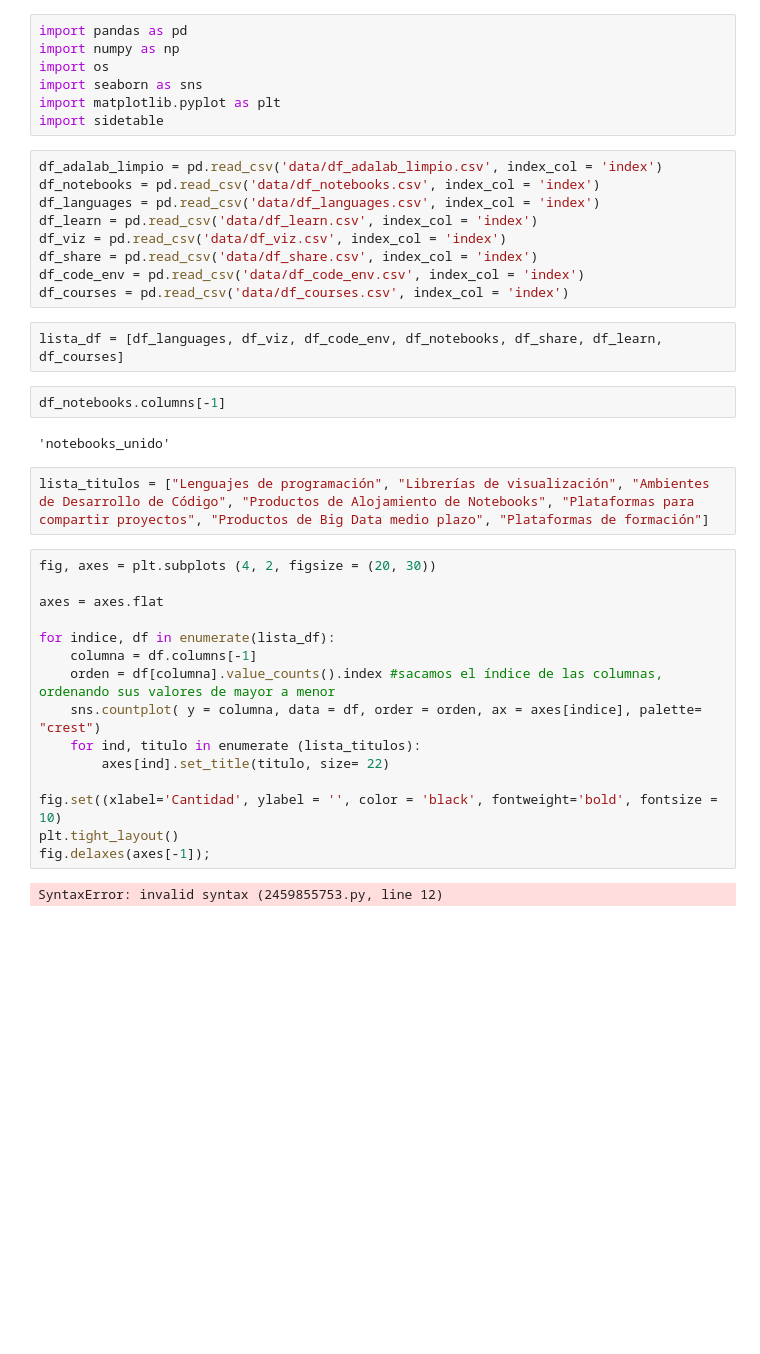
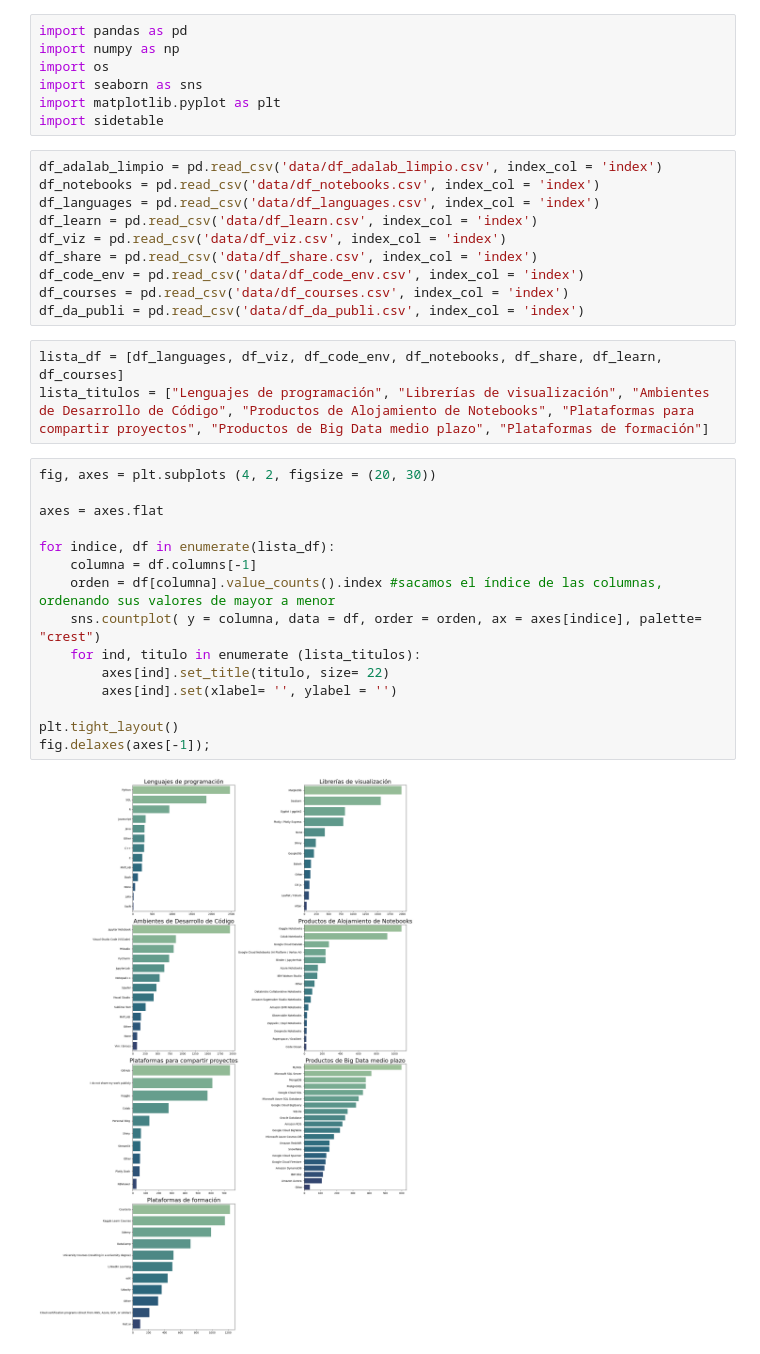
Before and after one commit to anane3373/promoE-modulo2-proyecto-equipo2-NataliaAnaIAnaGAnaS, a Jupyter notebook: 5. visualizaciones.ipynb, the cells around one changed output. Saved outputs shown, nothing was run; the diff lists cells and outputs as text; blank space fills up the shorter version.

Commit message:
Añadiendo últimos visuales

```diff
--- a/5. visualizaciones.ipynb
+++ b/5. visualizaciones.ipynb
@@ -27,28 +22,24 @@ df_viz = pd.read_csv('data/df_viz.csv', index_col = 'index')
 df_share = pd.read_csv('data/df_share.csv', index_col = 'index')
 df_code_env = pd.read_csv('data/df_code_env.csv', index_col = 'index')
 df_courses = pd.read_csv('data/df_courses.csv', index_col = 'index')
+df_da_publi = pd.read_csv('data/df_da_publi.csv', index_col = 'index')
-# %%
-lista_df = [df_languages, df_viz, df_code_env, df_notebooks, df_share, df_learn, df_courses]
-# %%
-df_notebooks.columns[-1]
-# %% [output]
-'notebooks_unido'
 # %%
+lista_df = [df_languages, df_viz, df_code_env, df_notebooks, df_share, df_learn, df_courses]
 lista_titulos = ["Lenguajes de programación", "Librerías de visualización", "Ambientes de Desarrollo de Código", "Productos de Alojamiento de Notebooks", "Plataformas para compartir proyectos", "Productos de Big Data medio plazo", "Plataformas de formación"]
 # %%
 fig, axes = plt.subplots (4, 2, figsize = (20, 30))
 
 axes = axes.flat
 
 for indice, df in enumerate(lista_df):
     columna = df.columns[-1]
     orden = df[columna].value_counts().index #sacamos el índice de las columnas, ordenando sus valores de mayor a menor
     sns.countplot( y = columna, data = df, order = orden, ax = axes[indice], palette= "crest")
     for ind, titulo in enumerate (lista_titulos):
         axes[ind].set_title(titulo, size= 22)
+        axes[ind].set(xlabel= '', ylabel = '')
 
-fig.set((xlabel='Cantidad', ylabel = '', color = 'black', fontweight='bold', fontsize = 10)
 plt.tight_layout()
 fig.delaxes(axes[-1]);
 # %% [output]
-SyntaxError: invalid syntax (2459855753.py, line 12)
+[figure, added]
```
Also changed, not shown: parts of 11 cells of this notebook, 4 other files.
